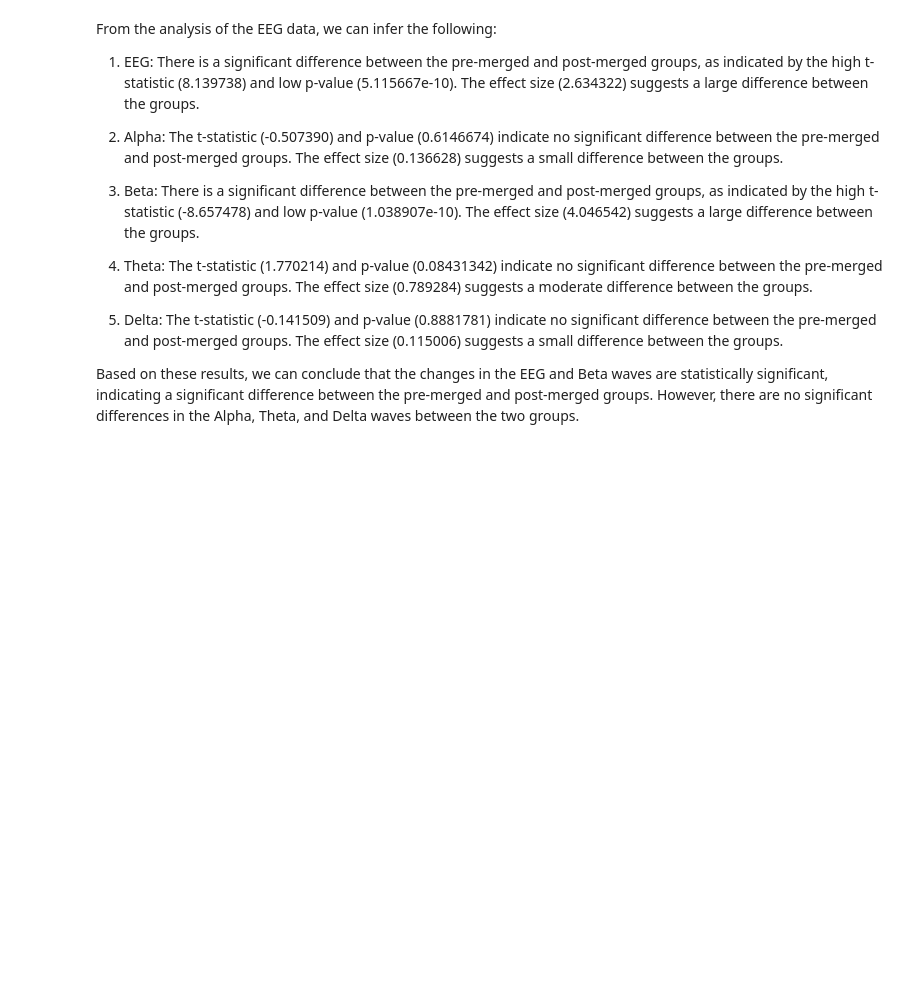
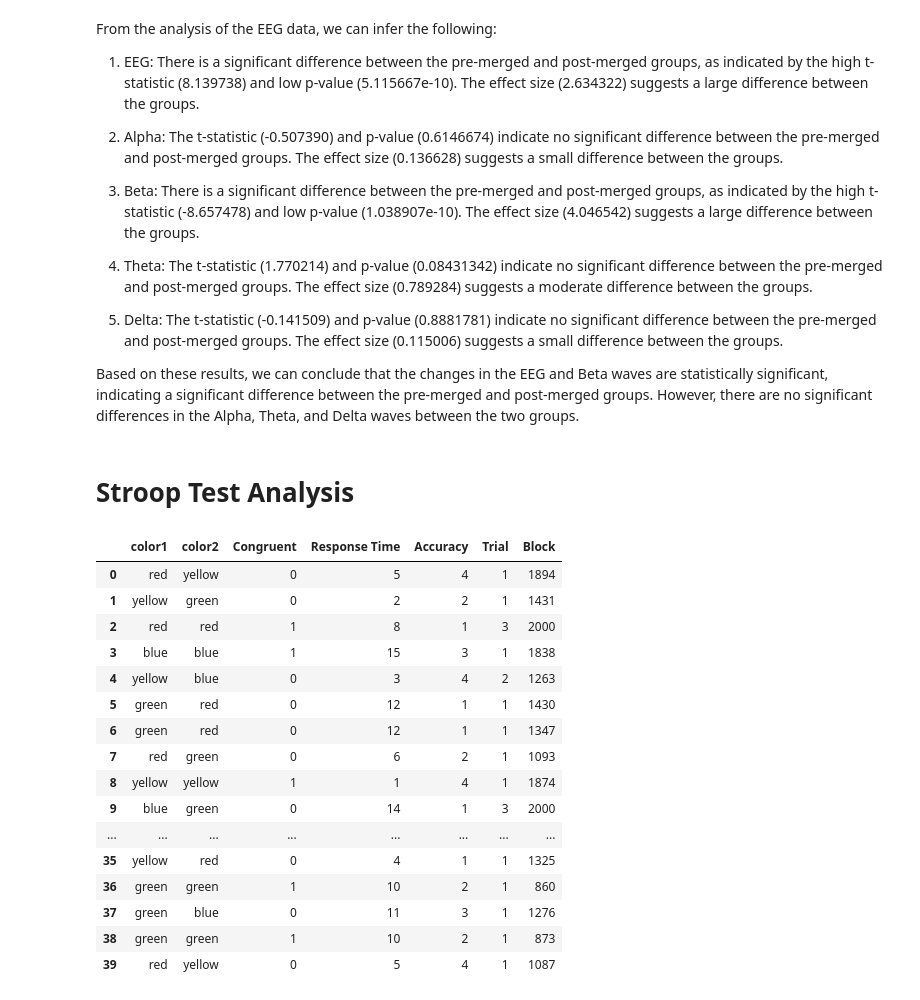
Before and after one commit to preethihiremath/brainsurf, a Jupyter notebook: pre_post_cog_analysis.ipynb, the cells around one changed output. Saved outputs shown, nothing was run; the diff lists cells and outputs as text; code cells hidden in the pictures; blank space fills up the shorter version.

Commit message:
stroop test module

```diff
--- a/pre_post_cog_analysis.ipynb
+++ b/pre_post_cog_analysis.ipynb
@@ -173,3 +191,27 @@ From the analysis of the EEG data, we can infer the following:
 5. Delta: The t-statistic (-0.141509) and p-value (0.8881781) indicate no significant difference between the pre-merged and post-merged groups. The effect size (0.115006) suggests a small difference between the groups.
 
 Based on these results, we can conclude that the changes in the EEG and Beta waves are statistically significant, indicating a significant difference between the pre-merged and post-merged groups. However, there are no significant differences in the Alpha, Theta, and Delta waves between the two groups.
+# %% [markdown]
+# Stroop Test Analysis
+# %%
+file_path = 'brainsurf/data/samples/stroop.csv'
+stroop_adarsh_pre = pd.read_csv(file_path)
+stroop_adarsh_pre
+# %% [output]
+|  | color1 | color2 | Congruent | Response Time | Accuracy | Trial | Block |
+| 0 | red | yellow | 0 | 5 | 4 | 1 | 1894 |
+| 1 | yellow | green | 0 | 2 | 2 | 1 | 1431 |
+| 2 | red | red | 1 | 8 | 1 | 3 | 2000 |
+| 3 | blue | blue | 1 | 15 | 3 | 1 | 1838 |
+| 4 | yellow | blue | 0 | 3 | 4 | 2 | 1263 |
+| 5 | green | red | 0 | 12 | 1 | 1 | 1430 |
+| 6 | green | red | 0 | 12 | 1 | 1 | 1347 |
+| 7 | red | green | 0 | 6 | 2 | 1 | 1093 |
+| 8 | yellow | yellow | 1 | 1 | 4 | 1 | 1874 |
+| 9 | blue | green | 0 | 14 | 1 | 3 | 2000 |
+| ... | ... | ... | ... | ... | ... | ... | ... |
+| 35 | yellow | red | 0 | 4 | 1 | 1 | 1325 |
+| 36 | green | green | 1 | 10 | 2 | 1 | 860 |
+| 37 | green | blue | 0 | 11 | 3 | 1 | 1276 |
+| 38 | green | green | 1 | 10 | 2 | 1 | 873 |
+| 39 | red | yellow | 0 | 5 | 4 | 1 | 1087 |
```
Also changed, not shown: parts of 12 cells of this notebook, 3 other files.
